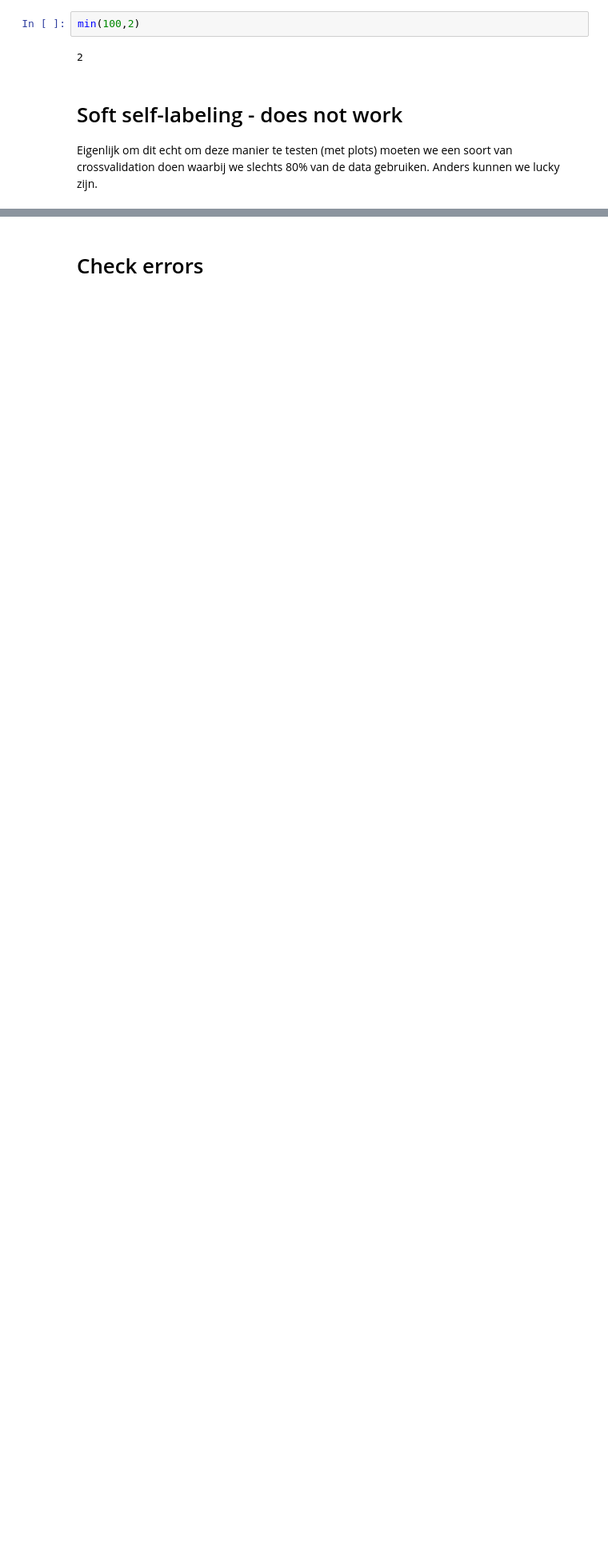
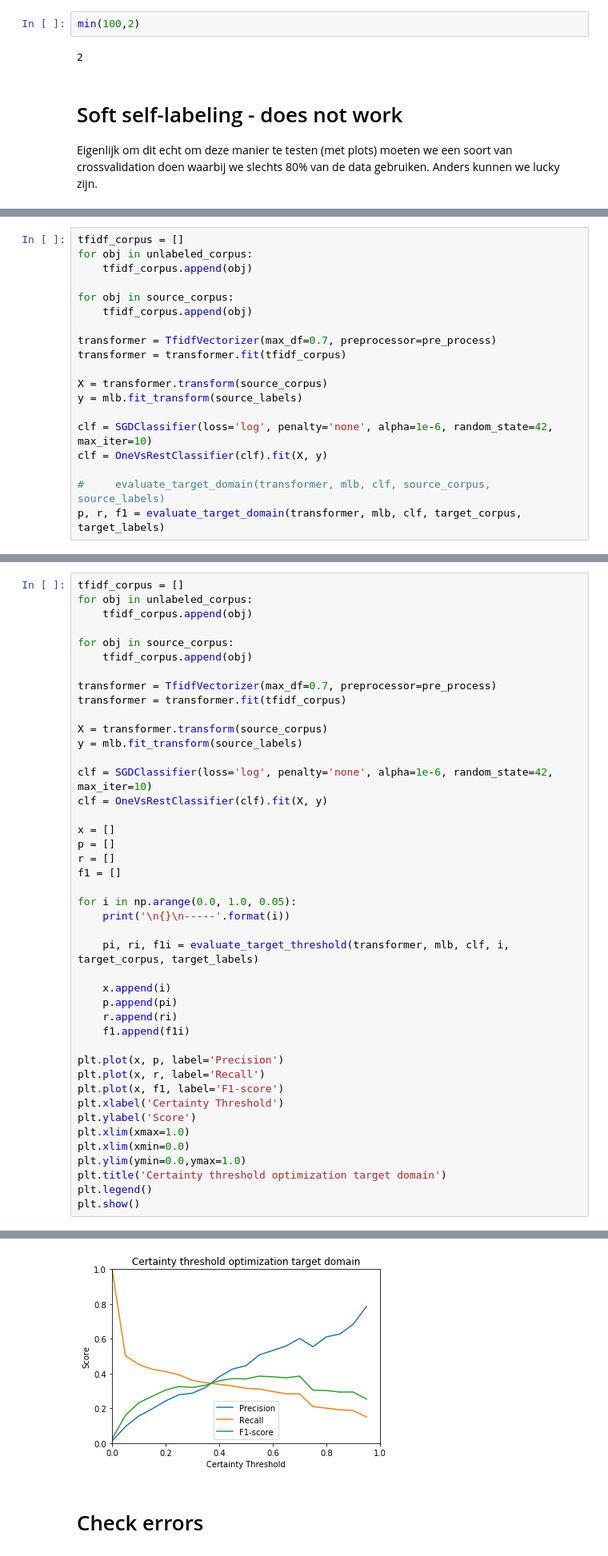
Before and after one commit to Joostrothweiler/politags, a Jupyter notebook: notebooks/experiments/Topics Domain Adapt.ipynb, the cells around one changed output, grey strips where cells are left out. Shown at 80% size. Drawn from its saved outputs; the diff is of its cells as text; blank space fills up the shorter version.

```diff
--- a/notebooks/experiments/Topics Domain Adapt.ipynb
+++ b/notebooks/experiments/Topics Domain Adapt.ipynb
@@ -452,0 +527,19 @@ P,R,F1
+# %%
+tfidf_corpus = []
+for obj in unlabeled_corpus:
+    tfidf_corpus.append(obj)
+
+for obj in source_corpus:
+    tfidf_corpus.append(obj)
+
+transformer = TfidfVectorizer(max_df=0.7, preprocessor=pre_process)
+transformer = transformer.fit(tfidf_corpus)
+
+X = transformer.transform(source_corpus)
+y = mlb.fit_transform(source_labels)
+
+clf = SGDClassifier(loss='log', penalty='none', alpha=1e-6, random_state=42, max_iter=10)
+clf = OneVsRestClassifier(clf).fit(X, y)
+
+#     evaluate_target_domain(transformer, mlb, clf, source_corpus, source_labels)
+p, r, f1 = evaluate_target_domain(transformer, mlb, clf, target_corpus, target_labels)
@@ -452,0 +597,44 @@ P,R,F1
+# %%
+tfidf_corpus = []
+for obj in unlabeled_corpus:
+    tfidf_corpus.append(obj)
+
+for obj in source_corpus:
+    tfidf_corpus.append(obj)
+
+transformer = TfidfVectorizer(max_df=0.7, preprocessor=pre_process)
+transformer = transformer.fit(tfidf_corpus)
+
+X = transformer.transform(source_corpus)
+y = mlb.fit_transform(source_labels)
+
+clf = SGDClassifier(loss='log', penalty='none', alpha=1e-6, random_state=42, max_iter=10)
+clf = OneVsRestClassifier(clf).fit(X, y)
+
+x = []
+p = []
+r = []
+f1 = []
+
+for i in np.arange(0.0, 1.0, 0.05):
+    print('\n{}\n-----'.format(i))
+
+    pi, ri, f1i = evaluate_target_threshold(transformer, mlb, clf, i, target_corpus, target_labels)
+
+    x.append(i)
+    p.append(pi)
+    r.append(ri)
+    f1.append(f1i)
+
+plt.plot(x, p, label='Precision')
+plt.plot(x, r, label='Recall')
+plt.plot(x, f1, label='F1-score')
+plt.xlabel('Certainty Threshold')
+plt.ylabel('Score')
+plt.xlim(xmax=1.0)
+plt.xlim(xmin=0.0)
+plt.ylim(ymin=0.0,ymax=1.0)
+plt.title('Certainty threshold optimization target domain')
+plt.legend()
+plt.show()
+# %% [output]
@@ -453,3 +658,4 @@ P,R,F1
+[figure, added]
 # %% [markdown]
 # Check errors
 # %%
```
Also changed, not shown: parts of 16 cells of this notebook, 13 other files.
